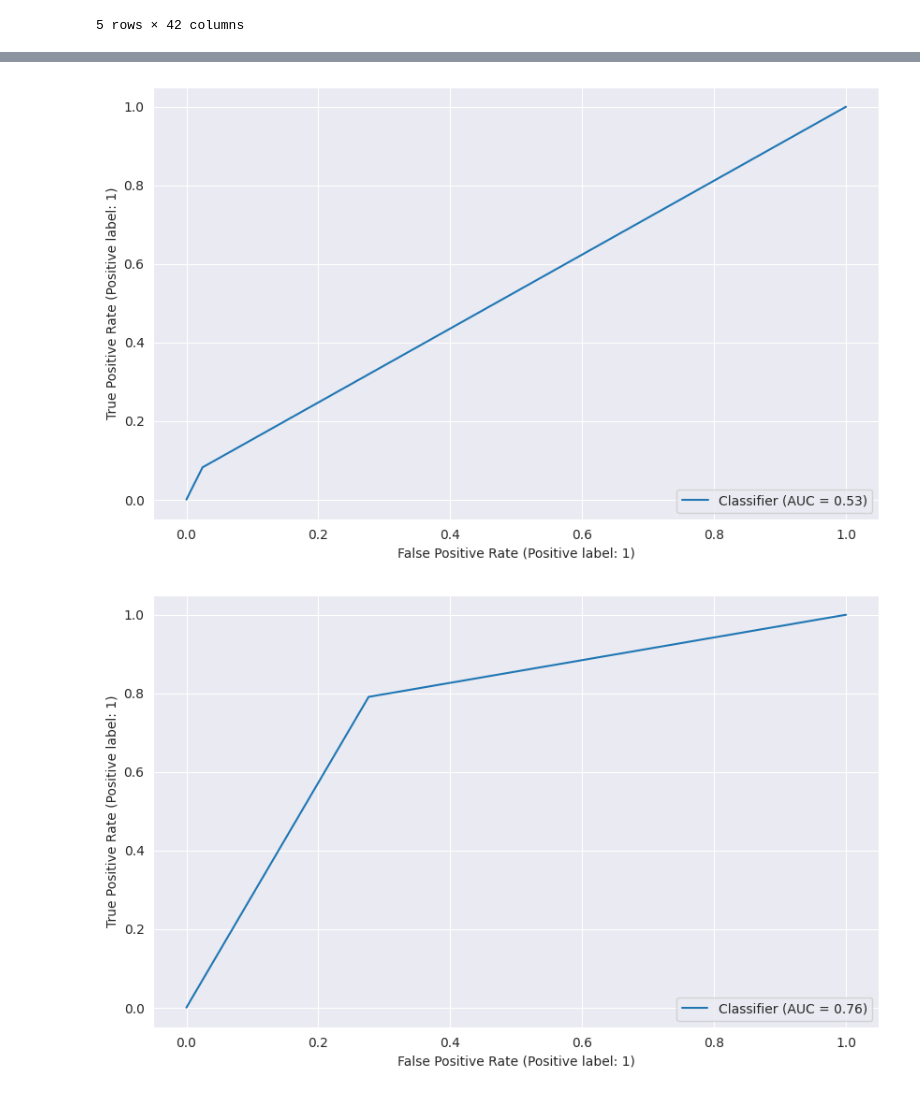
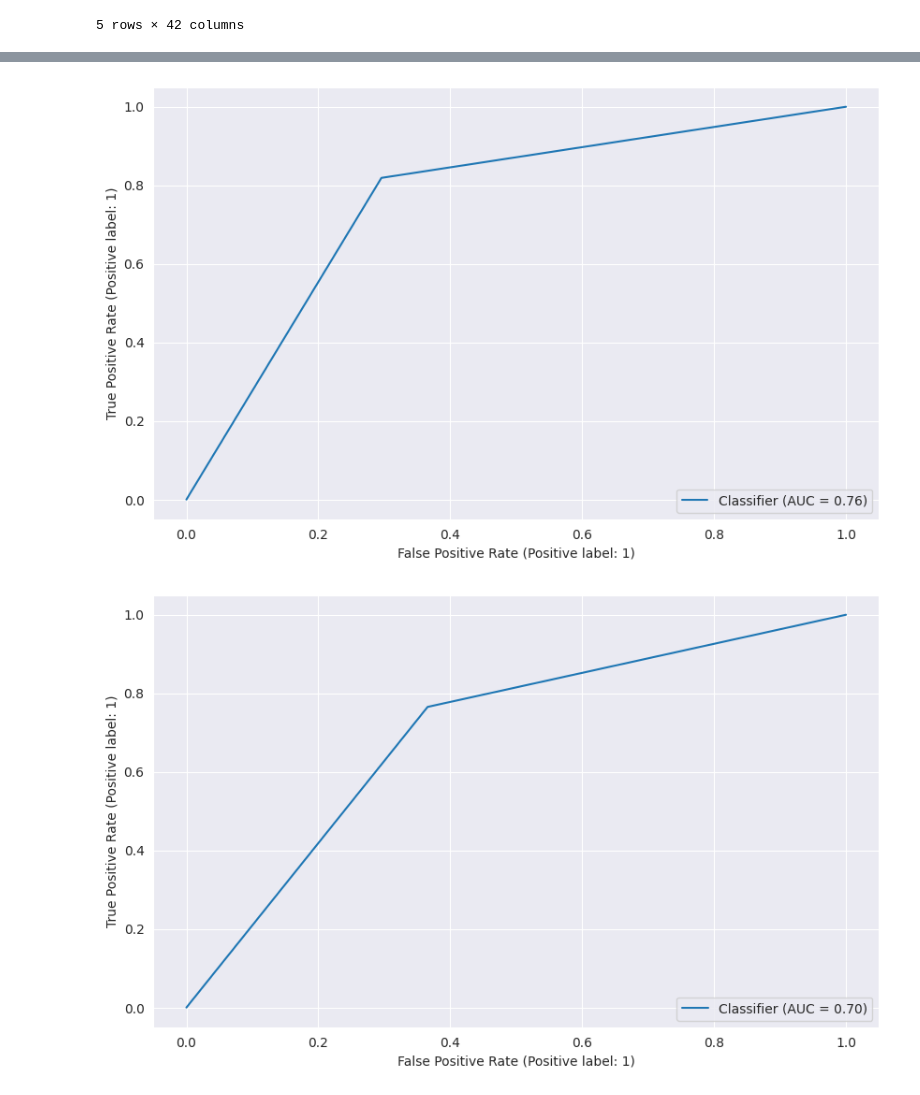
Before and after one commit to rmnskb/cz-elections, a Jupyter notebook: cz_elections_analysis.ipynb, the cells around one changed output, grey strips where cells are left out. Drawn from its saved outputs; the diff is of its cells as text; code cells hidden in the pictures.

Commit message:
Comparing SVC and PCA SVC
Comparing SVC with no preprocessing and SVC with scaler and PCA as preprocessing tools

```diff
--- a/cz_elections_analysis.ipynb
+++ b/cz_elections_analysis.ipynb
@@ -431,8 +409,0 @@ svc
-# %%
-knn = {}
-temp_search = GridSearchCV(knn_pipeline, knn_grid, scoring="f1")
-temp_search.fit(X_train, y_train.values.ravel())
-
-knn["model"] = temp_search.best_estimator_
-knn["params"] = temp_search.best_params_
-knn
@@ -456,0 +410,24 @@ weighted avg       0.94      0.97      0.95      7192
+# %%
+from sklearn.pipeline import Pipeline
+svc_pipeline = Pipeline([("svc", SVC(class_weight="balanced"))]) # Support Vector Machine Classifier
+pca_pipeline = Pipeline([("scaler", StandardScaler()), ("pca", PCA(n_components=0.95)), ("svc", SVC(class_weight="balanced"))]) # Support Vector Machine Classifier with PCA decomposition
+
+grid = {"svc__kernel": ["linear", "rbf"],
+        "svc__C": [10, 100]}
+# %%
+from sklearn.model_selection import GridSearchCV
+
+results = {}
+pipelines = [svc_pipeline, pca_pipeline]
+names = ["svc", "pca"]
+
+for name, pipe in zip(names, pipelines):
+    temp_search = GridSearchCV(pipe, grid, scoring="roc_auc")
+    temp_search.fit(X_train, y_train)
+    results[name] = {}
+    results[name]["model"] = temp_search.best_estimator_
+    results[name]["params"] = temp_search.best_params_
+
+print(f"""The process has finished, \n
+The best SVC model is {results["svc"]["model"]},\n
+The best PCA model is {results["pca"]["model"]}""")
@@ -483,12 +467,11 @@ weighted avg       0.94      0.97      0.95      7192
 ----------------------------------------
 # %%
 from sklearn.metrics import RocCurveDisplay
-randf_pred = randf["model"].predict(X_test)
-RocCurveDisplay.from_predictions(y_test, randf_pred);
+svc_pred = results["svc"]["model"].predict(X_test)
+RocCurveDisplay.from_predictions(y_test, svc_pred);
+
+pca_pred = results["pca"]["model"].predict(X_test)
+RocCurveDisplay.from_predictions(y_test, pca_pred);
 # %% [output]
-[figure, old version]
+[figure, new version]
+[figure, added]
-# %%
-svc_pred = svc["model"].predict(X_test)
-RocCurveDisplay.from_predictions(y_test, svc_pred);
-# %% [output]
-[figure, removed]
```
Also changed, not shown: parts of 12 cells of this notebook.
